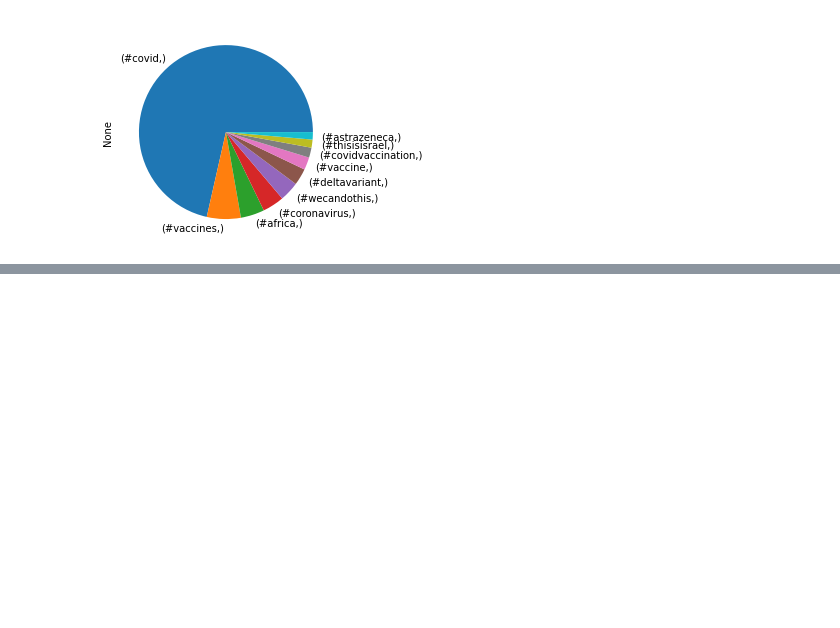
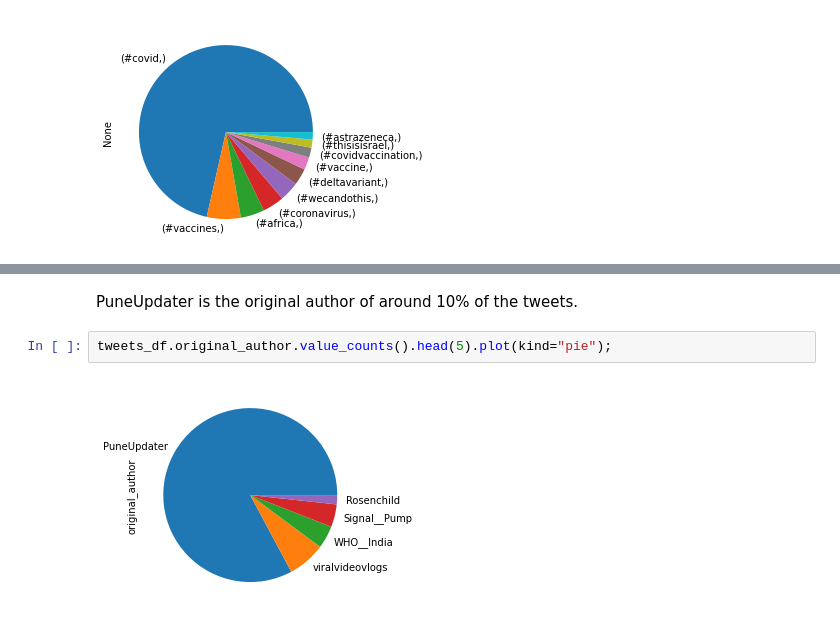
Before and after one commit to zelalemgetahun9374/Twitter-Data-Analysis, a Jupyter notebook: Notebooks/Data_preprocessing_and_exploration.ipynb, the cells around one changed output, grey strips where cells are left out. Cells and saved outputs as stored; diff of their text form; blank space fills up the shorter version.

Commit message:
exlored and visualized original authors

```diff
--- a/Notebooks/Data_preprocessing_and_exploration.ipynb
+++ b/Notebooks/Data_preprocessing_and_exploration.ipynb
@@ -333,0 +349,6 @@ flattened_hashtags_df.value_counts().head(10).plot(kind="pie");
+# %% [markdown]
+PuneUpdater is the original author of around 10% of the tweets.
+# %%
+tweets_df.original_author.value_counts().head(5).plot(kind="pie");
+# %% [output]
+[figure, added]
```
Also changed, not shown: parts of 2 cells of this notebook.
